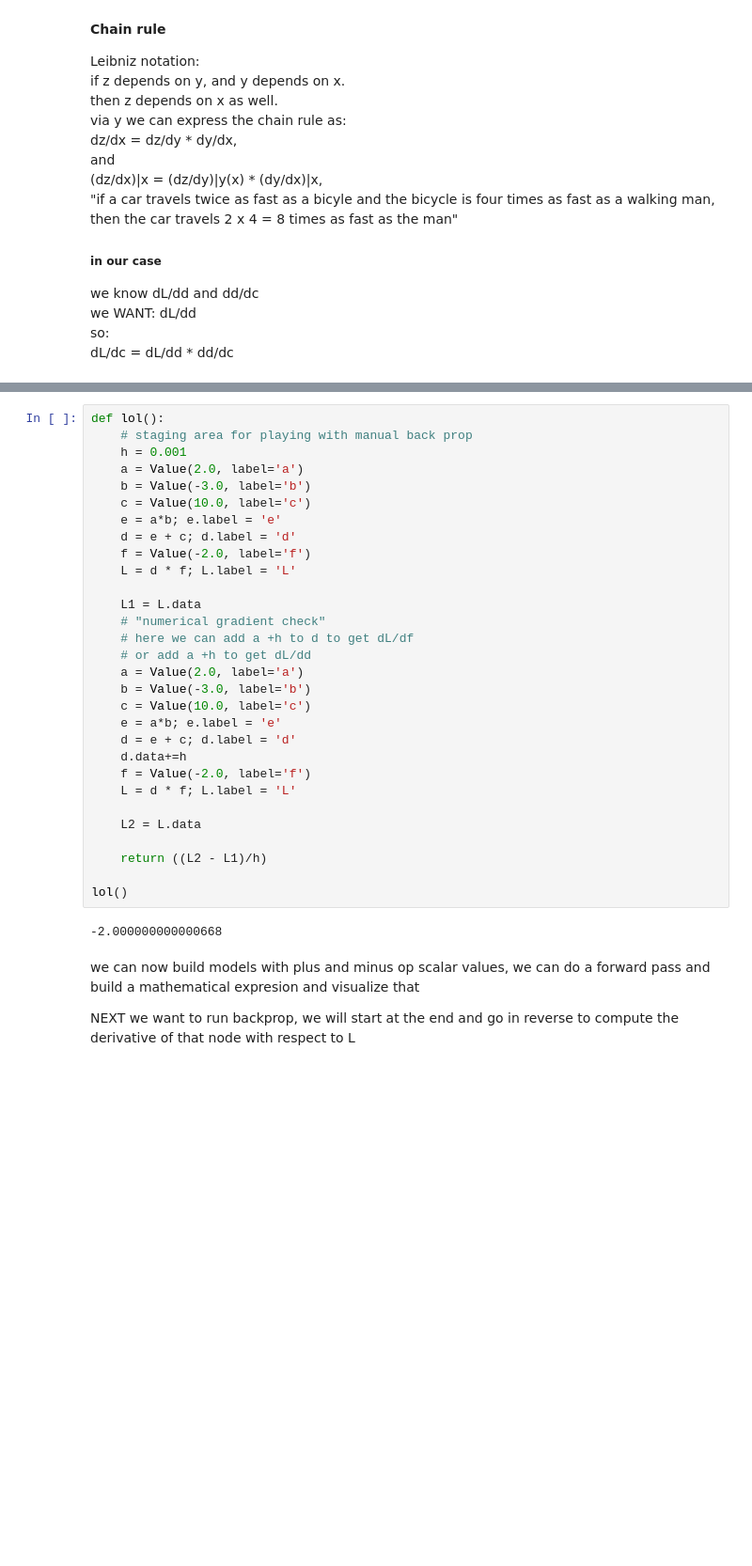
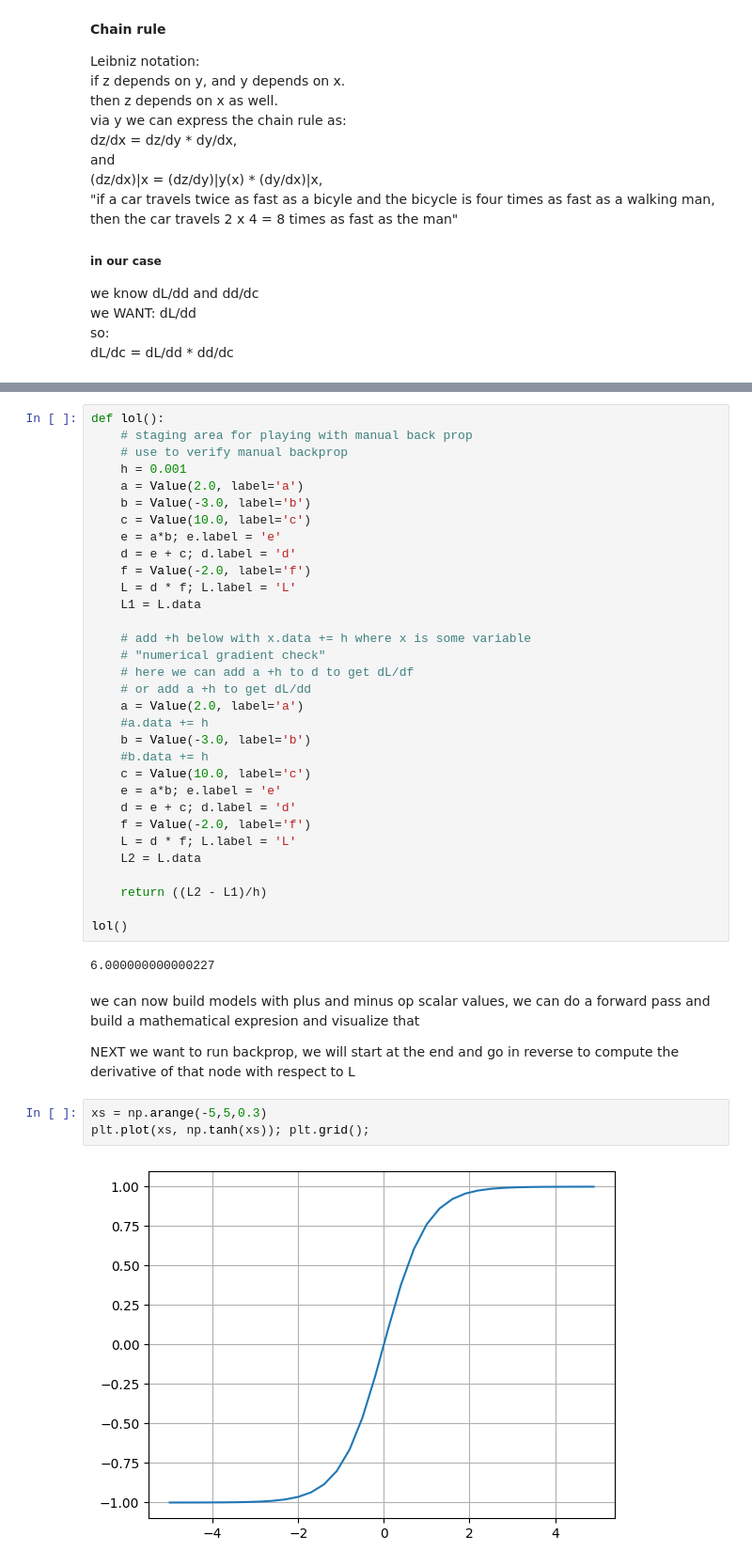
Before and after one commit to seabassR5/ml_from_scratch, a Jupyter notebook: mymicrograd.ipynb, the cells around one changed output, grey strips where cells are left out. Shown at 94% size. Cells and saved outputs as stored; diff of their text form; blank space fills up the shorter version.

```diff
--- a/mymicrograd.ipynb
+++ b/mymicrograd.ipynb
@@ -206,6 +251,7 @@ dL/dc = dL/dd * dd/dc
 # %%
 def lol():
     # staging area for playing with manual back prop
+    # use to verify manual backprop
     h = 0.001
     a = Value(2.0, label='a')
     b = Value(-3.0, label='b')
@@ -214,27 +260,28 @@ def lol():
     d = e + c; d.label = 'd'
     f = Value(-2.0, label='f')
     L = d * f; L.label = 'L'
+    L1 = L.data
 
-    L1 = L.data
+    # add +h below with x.data += h where x is some variable
     # "numerical gradient check"
     # here we can add a +h to d to get dL/df
     # or add a +h to get dL/dd
     a = Value(2.0, label='a')
+    #a.data += h
     b = Value(-3.0, label='b')
+    #b.data += h
     c = Value(10.0, label='c')
     e = a*b; e.label = 'e'
     d = e + c; d.label = 'd'
-    d.data+=h
     f = Value(-2.0, label='f')
     L = d * f; L.label = 'L'
-
     L2 = L.data
 
     return ((L2 - L1)/h)
 
 lol()
 # %% [output]
--2.000000000000668
+6.000000000000227
 # %% [markdown]
 we can now build models with plus and minus op
 scalar values,
@@ -242,3 +289,8 @@ we can do a forward pass and build a mathematical expresion and visualize that
 
 NEXT we want to run backprop,
 we will start at the end and go in reverse to compute the derivative of that node with respect to L
+# %%
+xs = np.arange(-5,5,0.3)
+plt.plot(xs, np.tanh(xs)); plt.grid();
+# %% [output]
+[figure, added]
```
Also changed, not shown: parts of 5 cells of this notebook.
